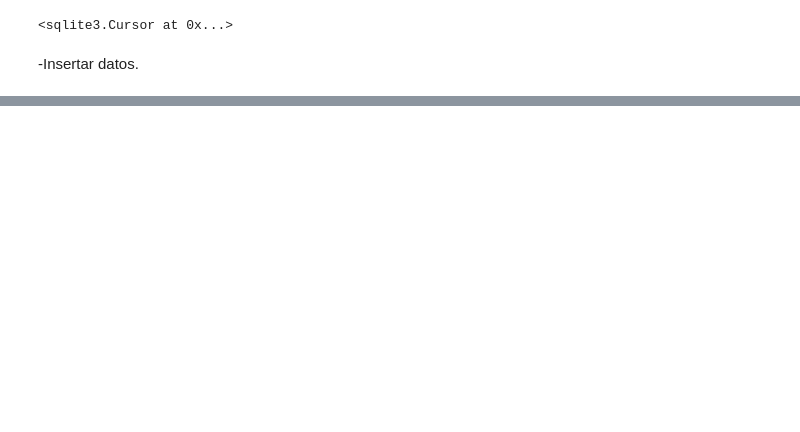
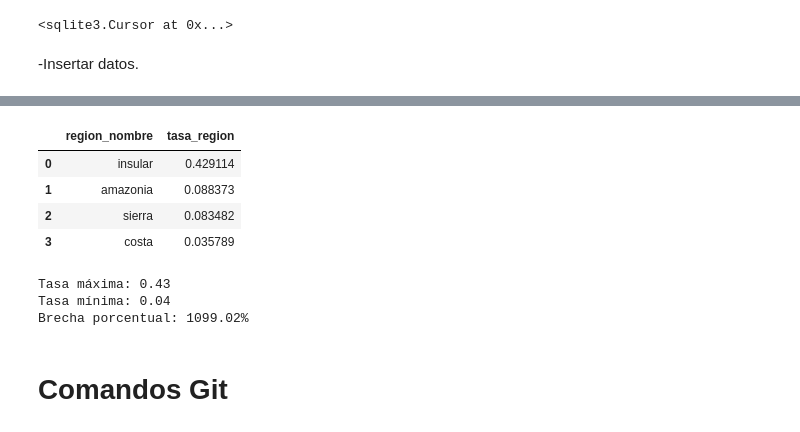
Before and after one commit to es-ship-it/ETL_Project_First_Delivery_Colab, a Jupyter notebook: ETL/datawarehouse_project_first_delivery.ipynb, the cells around one changed output, grey strips where cells are left out. Saved outputs shown, nothing was run; the diff lists cells and outputs as text; code cells hidden in the pictures; blank space fills up the shorter version.

```diff
--- a/ETL/datawarehouse_project_first_delivery.ipynb
+++ b/ETL/datawarehouse_project_first_delivery.ipynb
@@ -512 +767,38 @@ connection.close()
+# %%
+cursor.execute('''
+SELECT
+    r.region_nombre,
+    SUM(v.dosis_total)*1.0 / SUM(v.poblacion_provincia) AS tasa_region
+FROM fact_vacunacion v
+JOIN dim_region r ON v.region_id = r.id
+GROUP BY r.region_nombre
+ORDER BY tasa_region DESC;
+''')
+
+resultado = cursor.fetchall()
+columnas = [desc[0] for desc in cursor.description]
+
+df_brecha = pd.DataFrame(resultado, columns=columnas)
+df_brecha
+# %% [output]
+|  | region_nombre | tasa_region |
+| 0 | insular | 0.429114 |
+| 1 | amazonia | 0.088373 |
+| 2 | sierra | 0.083482 |
+| 3 | costa | 0.035789 |
+# %%
+max_tasa = df_brecha["tasa_region"].max()
+min_tasa = df_brecha["tasa_region"].min()
+
+brecha = ((max_tasa - min_tasa) / min_tasa) * 100
+
+print(f"Tasa máxima: {max_tasa:.2f}")
+print(f"Tasa mínima: {min_tasa:.2f}")
+print(f"Brecha porcentual: {brecha:.2f}%")
+# %% [output]
+Tasa máxima: 0.43
+Tasa mínima: 0.04
+Brecha porcentual: 1099.02%
+# %% [markdown]
+# Comandos Git
 # %%
```
Also changed, not shown: parts of 29 cells of this notebook.
